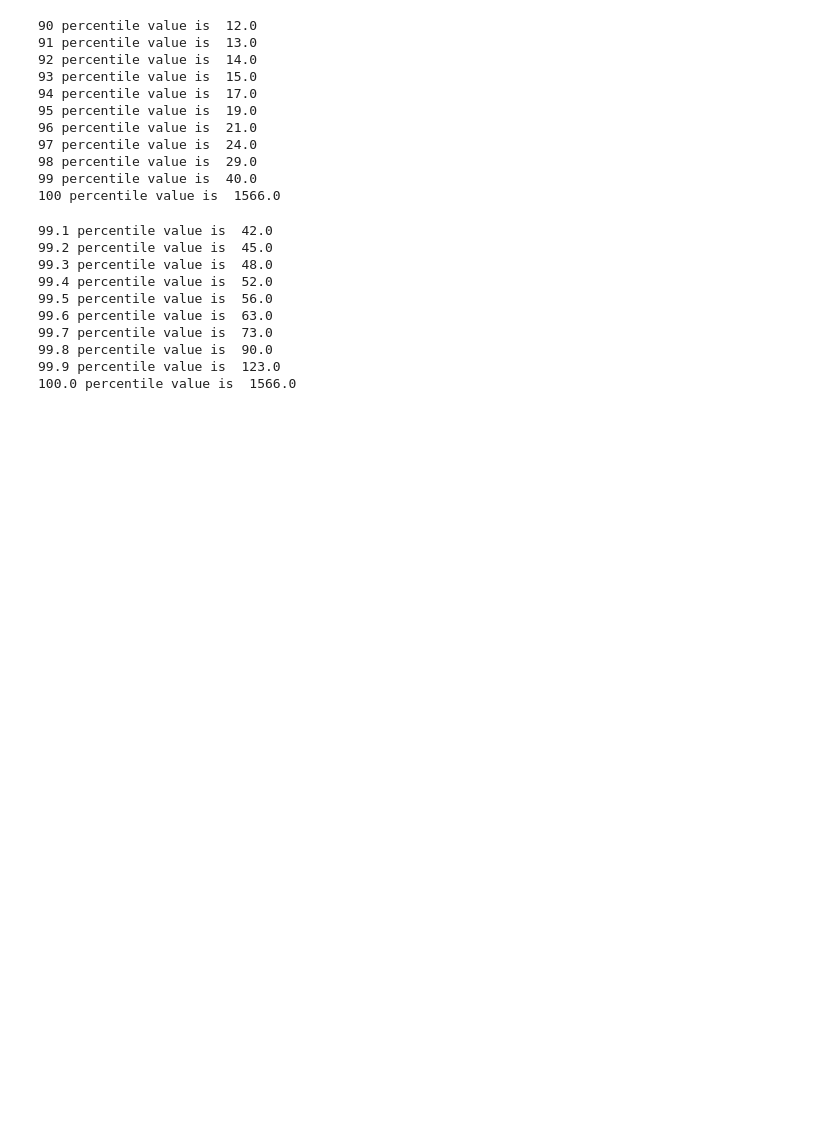
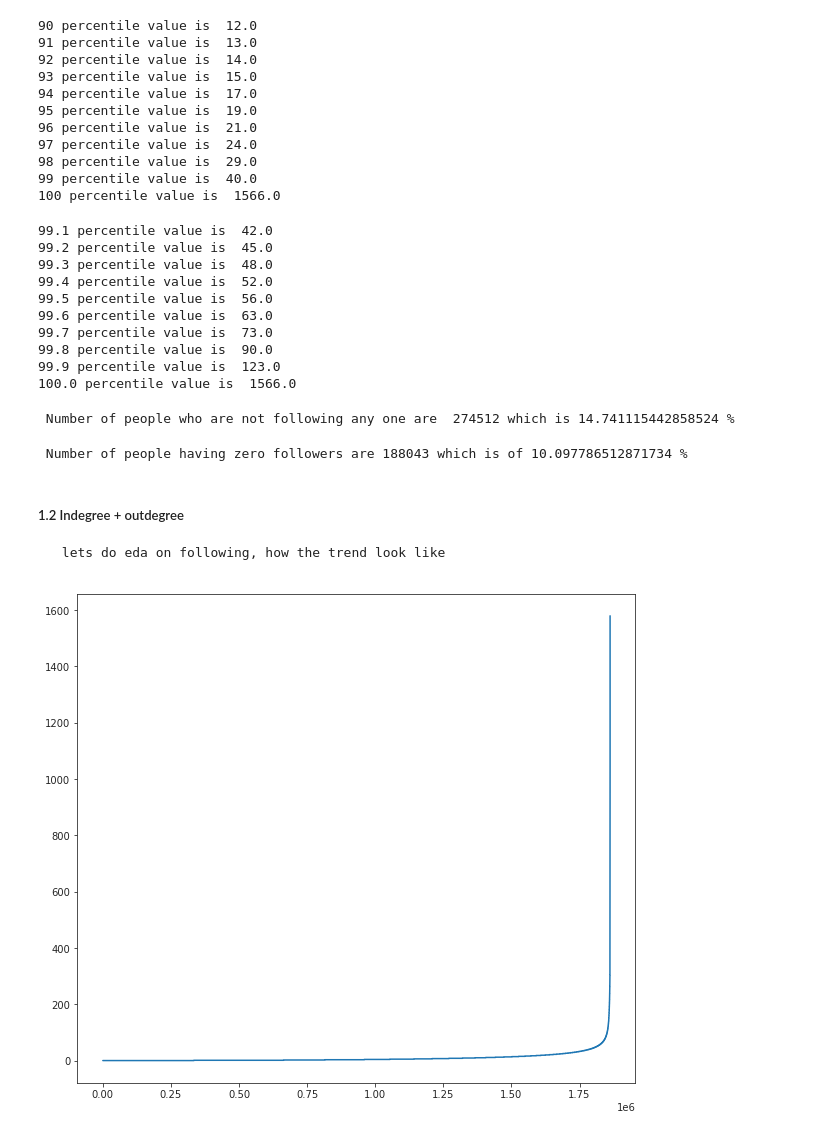
Before and after one commit to subro12/FacebookFriendRecommendation, a Jupyter notebook: S_FB_EDA.ipynb, the cells around one changed output. Saved outputs shown, nothing was run; the diff lists cells and outputs as text; code cells hidden in the pictures; blank space fills up the shorter version.

```diff
--- a/S_FB_EDA.ipynb
+++ b/S_FB_EDA.ipynb
@@ -286,3 +287,28 @@ for i in range(1,11):
 99.8 percentile value is  90.0
 99.9 percentile value is  123.0
 100.0 percentile value is  1566.0
+# %%
+print(" Number of people who are not following any one are ",sum(np.array(outdegree_dist)==0),"which is",(sum(np.array(outdegree_dist)==0)*100)/len(outdegree_dist),'%')
+# %% [output]
+ Number of people who are not following any one are  274512 which is 14.741115442858524 %
+# %%
+print(" Number of people having zero followers are",sum(np.array(indegree_list)==0), "which is of",(sum(np.array(indegree_list)==0)*100)/len(outdegree_dist),'%' )
+# %% [output]
+ Number of people having zero followers are 188043 which is of 10.097786512871734 %
+# %% [markdown]
+##### 1.2 Indegree + outdegree
+<pre> lets do eda on following, how the trend look like </pre>
+# %%
+dict_in = dict(g.in_degree())
+dict_out = dict(g.out_degree())
+d= Counter(dict_in) + Counter(dict_out)
+in_out_degree = np.array(list(d.values()))
+
+
+in_out_degree_sort = sorted(in_out_degree)
+plt.figure(figsize=(10,9))
+plt.plot(in_out_degree_sort)
+plt.show()
+# Same trend appear here too
+# %% [output]
+[figure, added]
```
Also changed, not shown: parts of 8 cells of this notebook.
